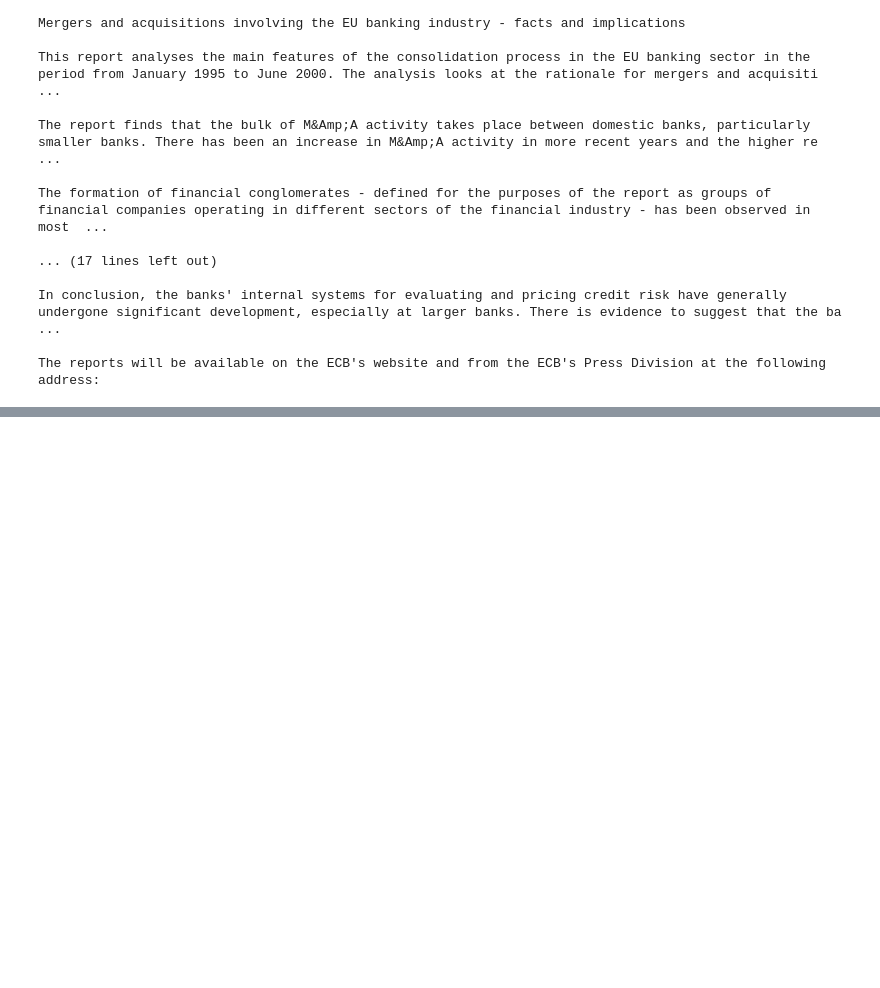
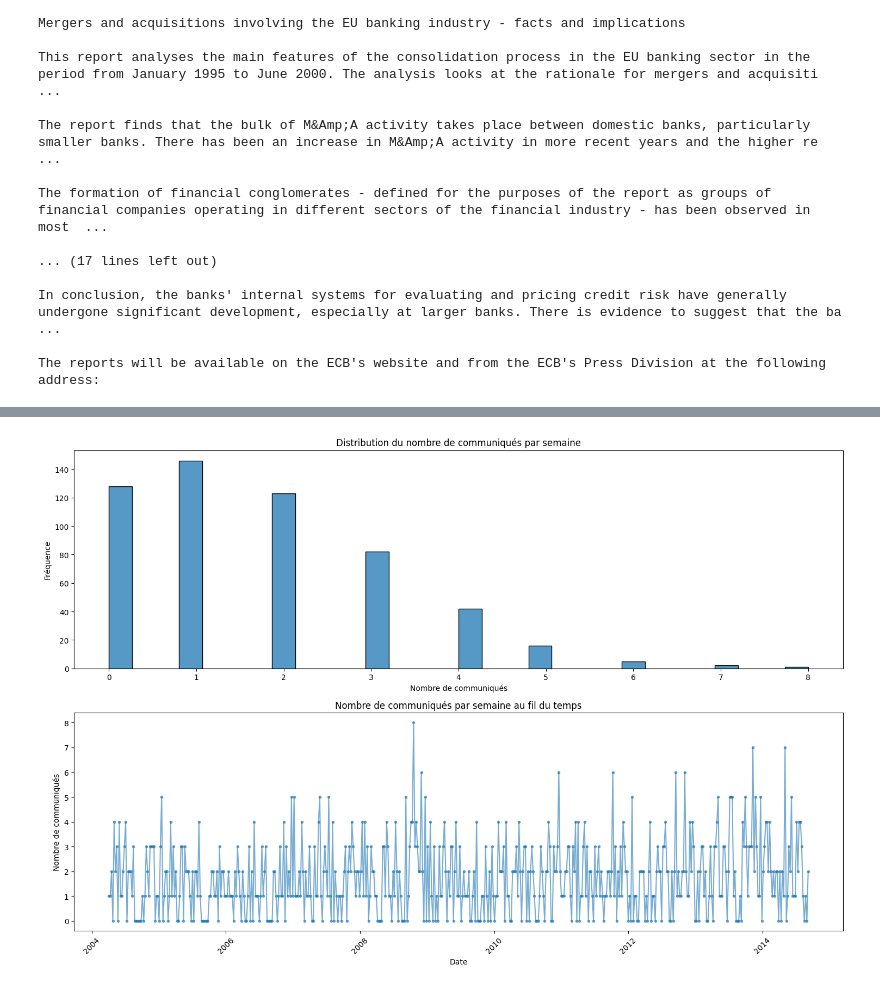
Before and after one commit to amjn480/project_ml_pm_vautrin_jean, a Jupyter notebook: main.ipynb, the cells around one changed output, grey strips where cells are left out. Cells and saved outputs as stored; diff of their text form; code cells hidden in the pictures; blank space fills up the shorter version.

```diff
--- a/main.ipynb
+++ b/main.ipynb
@@ -425,0 +543,10 @@ The reports will be available on the ECB's website and from the ECB's Press Divi
+# %%
+from utils.finbert_loader import FinBERTLoader
+
+# Initialiser et charger le modèle FinBERT
+finbert = FinBERTLoader().load()
+
+# Exemple d'utilisation
+text = "ECB reports strong economic growth in the eurozone"
+result = finbert.text_to_logits(text)
+print(f"Sentiment Analysis Result: {result}")
@@ -425,0 +641,84 @@ The reports will be available on the ECB's website and from the ECB's Press Divi
+# %%
+import pandas as pd
+import matplotlib.pyplot as plt
+import seaborn as sns
+from datetime import datetime, timedelta
+
+# Créer un DataFrame avec toutes les semaines possibles
+start_date = df['Date'].min()
+end_date = df['Date'].max()
+
+# Créer une série de dates pour toutes les semaines
+all_dates = pd.date_range(start=start_date, end=end_date, freq='W')
+all_weeks = pd.DataFrame({
+    'Date': all_dates,
+    'Year': all_dates.year,
+    'Week': all_dates.isocalendar().week,
+    'YearWeek': all_dates.strftime('%Y-W%V')
+})
+
+# Grouper par mois
+weekly_stats = df.groupby('YearWeek').agg({
+    'len_text': ['count', 'mean'],
+    'negativity': 'mean'
+}).reset_index()
+
+# Aplatir les colonnes multi-index
+weekly_stats.columns = ['YearWeek'] + [
+    f"{col[0]}_{col[1]}" if isinstance(col, tuple) else col
+    for col in weekly_stats.columns[1:]
+]
+
+
+
+# Fusionner avec les statistiques existantes
+full_stats = all_weeks.merge(
+    weekly_stats,
+    on='YearWeek',
+    how='left'
+)
+
+
+
+
+full_stats = full_stats.sort_values('Date')
+
+# Remplacer les NaN par 0 pour le count
+full_stats['len_text_count'] = full_stats['len_text_count'].fillna(0)
+
+# Créer une figure avec 2 subplots
+fig, (ax1, ax2) = plt.subplots(2, 1, figsize=(15, 10))
+
+# 1. Histogramme de la distribution
+sns.histplot(
+    data=full_stats,
+    x='len_text_count',
+    bins=30,
+    ax=ax1
+)
+ax1.set_title('Distribution du nombre de communiqués par semaine')
+ax1.set_xlabel('Nombre de communiqués')
+ax1.set_ylabel('Fréquence')
+
+# 2. Évolution temporelle
+ax2.plot(
+    full_stats['Date'],
+    full_stats['len_text_count'],
+    marker='.',
+    linestyle='-',
+    alpha=0.6
+)
+ax2.set_title('Nombre de communiqués par semaine au fil du temps')
+ax2.set_xlabel('Date')
+ax2.set_ylabel('Nombre de communiqués')
+ax2.tick_params(axis='x', rotation=45)
+
+# Ajuster la mise en page
+plt.tight_layout()
+plt.show()
+
+# Afficher quelques statistiques descriptives
+print("\nStatistiques descriptives:")
+print(full_stats['len_text_count'].describe())
+# %% [output]
+[figure, added]
```
Also changed, not shown: parts of 8 cells of this notebook, 1 other file.
